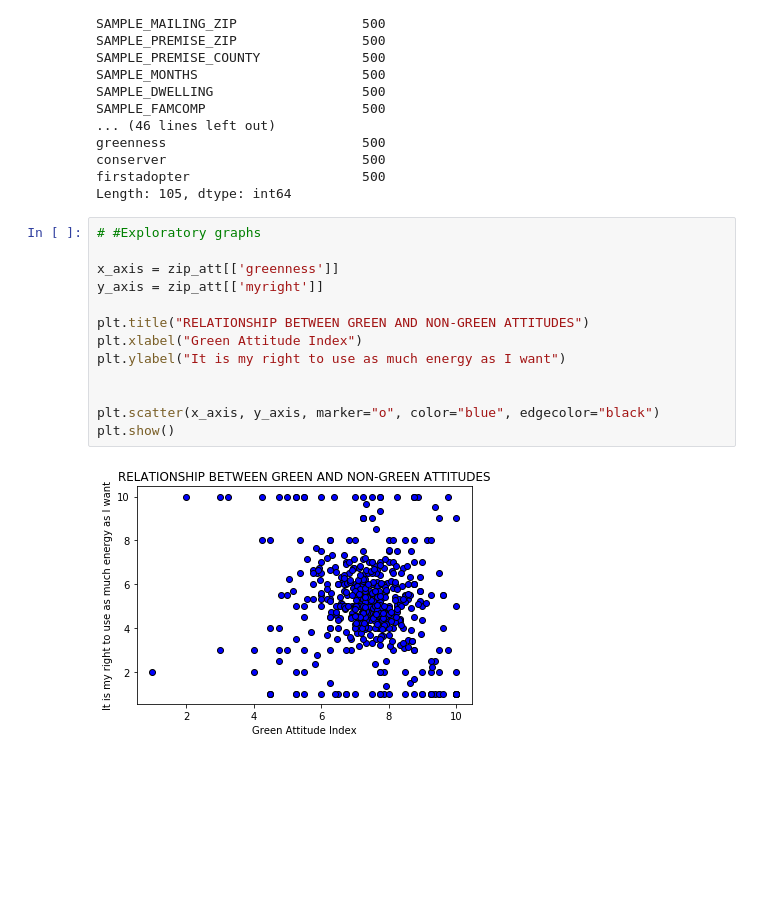
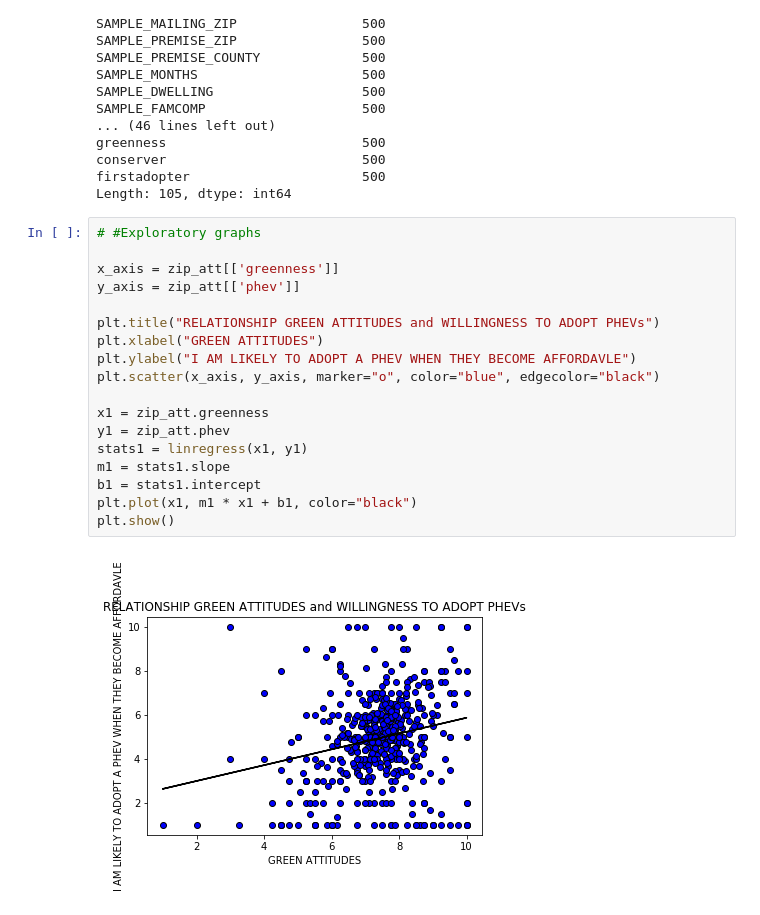
Before and after one commit to evanej/project-1, a Jupyter notebook: evan_cleaning.ipynb, the cells around one changed output. Cells and saved outputs as stored; diff of their text form; blank space fills up the shorter version.

Commit message:
more graphs

```diff
--- a/evan_cleaning.ipynb
+++ b/evan_cleaning.ipynb
@@ -152,18 +152,23 @@ Length: 105, dtype: int64
 # %%
 # #Exploratory graphs
 
 x_axis = zip_att[['greenness']]
-y_axis = zip_att[['myright']]
+y_axis = zip_att[['phev']]
 
-plt.title("RELATIONSHIP BETWEEN GREEN AND NON-GREEN ATTITUDES")
-plt.xlabel("Green Attitude Index")
-plt.ylabel("It is my right to use as much energy as I want")
+plt.title("RELATIONSHIP GREEN ATTITUDES and WILLINGNESS TO ADOPT PHEVs")
+plt.xlabel("GREEN ATTITUDES")
+plt.ylabel("I AM LIKELY TO ADOPT A PHEV WHEN THEY BECOME AFFORDAVLE")
+plt.scatter(x_axis, y_axis, marker="o", color="blue", edgecolor="black")
 
-
-plt.scatter(x_axis, y_axis, marker="o", color="blue", edgecolor="black")
+x1 = zip_att.greenness
+y1 = zip_att.phev
+stats1 = linregress(x1, y1)
+m1 = stats1.slope
+b1 = stats1.intercept
+plt.plot(x1, m1 * x1 + b1, color="black")
 plt.show()
 # %% [output]
-[figure, old version]
+[figure, new version]
 # %%
 x_axis = zip_att[['greenness']]
 y_axis = zip_att[['conserver']]
```
Also changed, not shown: parts of 4 cells of this notebook.
